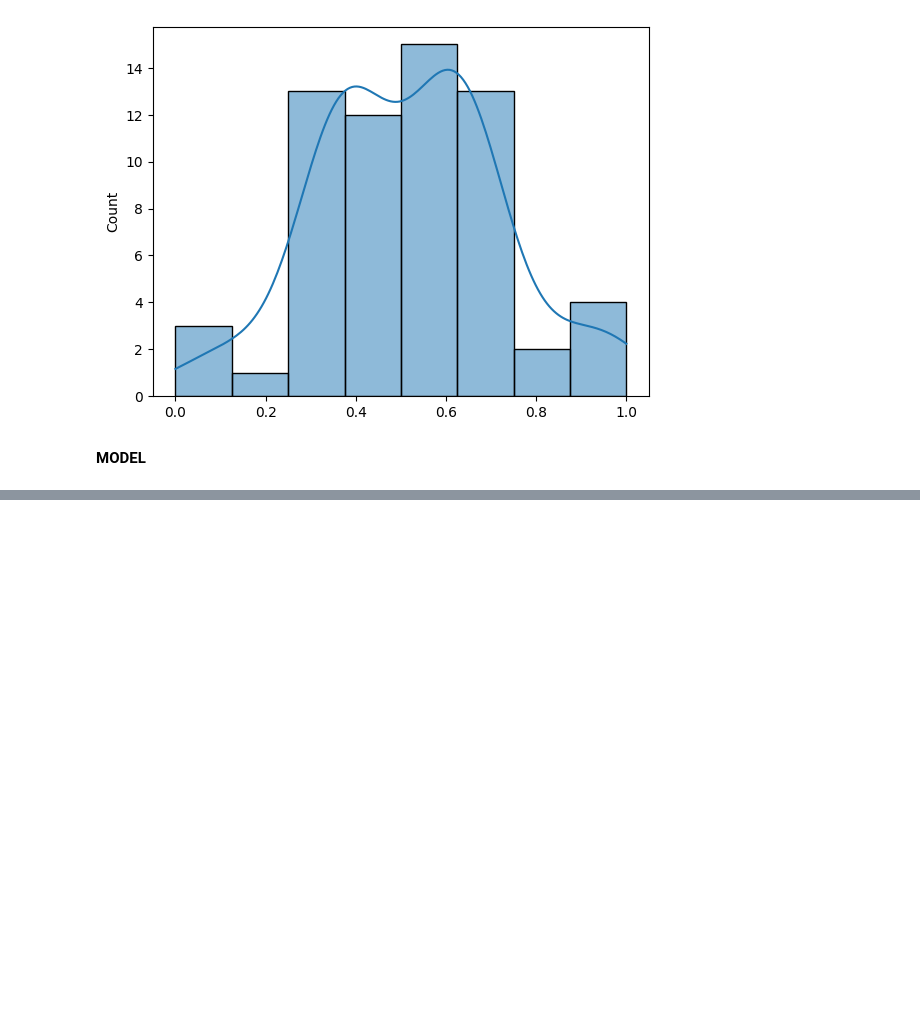
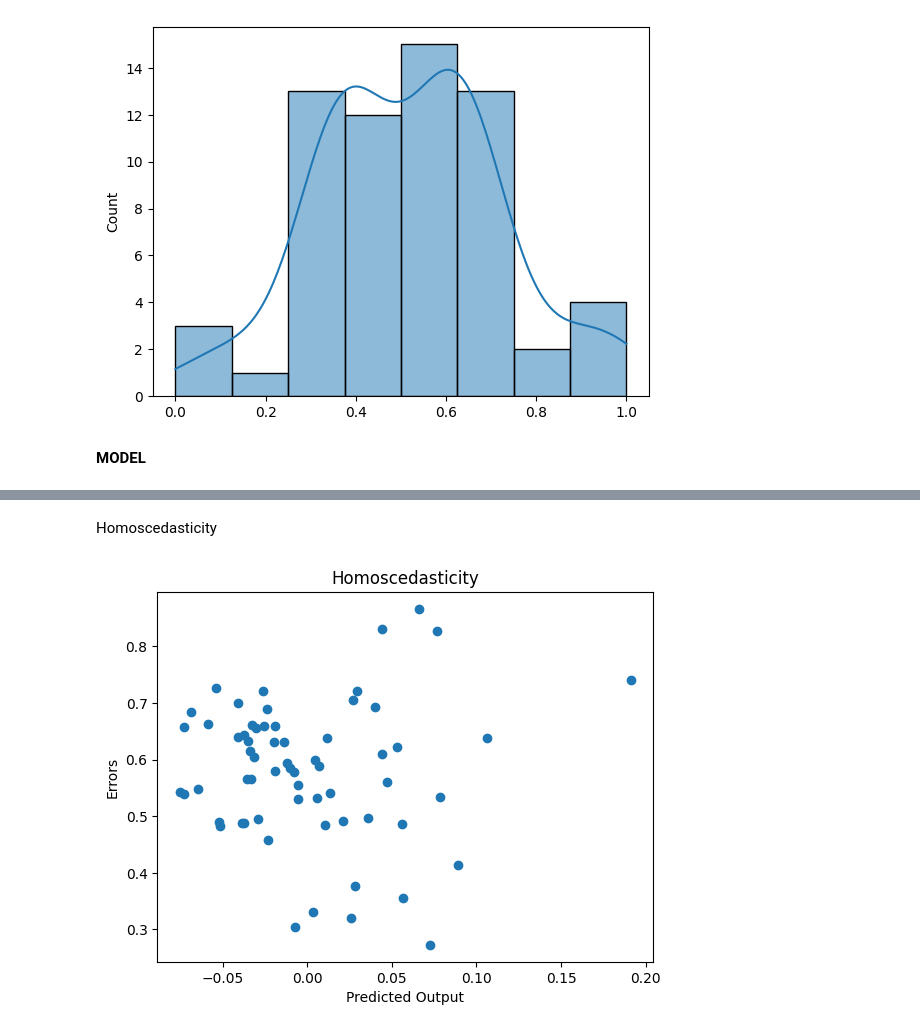
Before and after one commit to JaswanthKrishnaE/Stock-portfolio-analysis-using-multivariate-linear-regression, a Jupyter notebook: OLS.ipynb, the cells around one changed output, grey strips where cells are left out. Drawn from its saved outputs; the diff is of its cells as text; code cells hidden in the pictures; blank space fills up the shorter version.

```diff
--- a/OLS.ipynb
+++ b/OLS.ipynb
@@ -308,3 +318,15 @@ Notes:
+# %% [markdown]
+Homoscedasticity
+# %%
+error  = predictions - outputs_df.iloc[:,0]
+
+plt.scatter(error, predictions)
+plt.xlabel('Predicted Output')
+plt.ylabel('Errors')
+plt.title('Homoscedasticity')
+plt.show()
+# %% [output]
+[figure, added]
 # %%
 model = sm.OLS(outputs_df.iloc[:,1], sm.add_constant(arr)).fit()
 print(model.summary())
```
Also changed, not shown: parts of 17 cells of this notebook, 5 other files.
